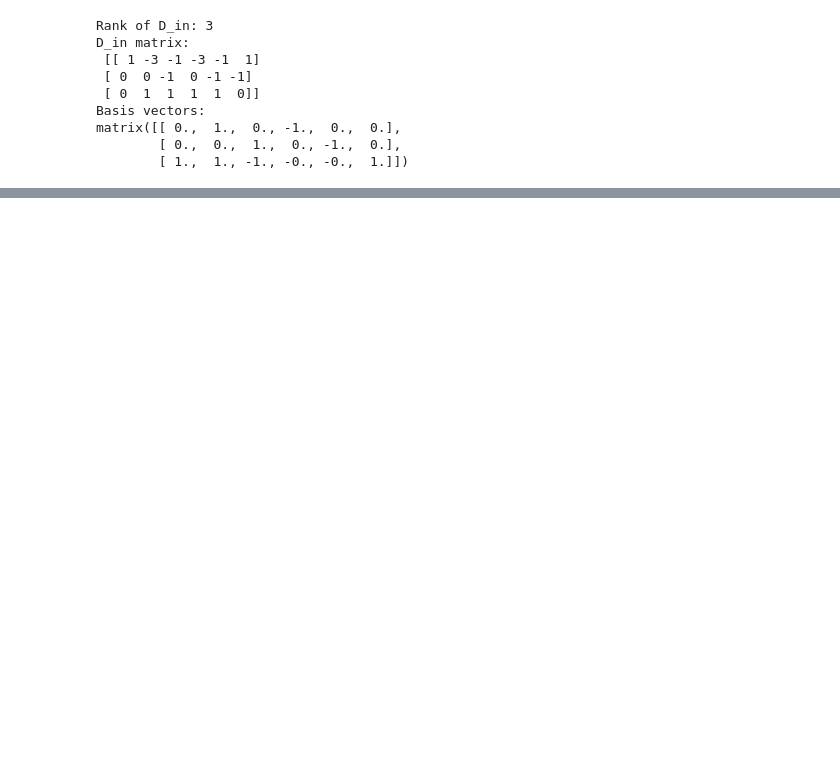
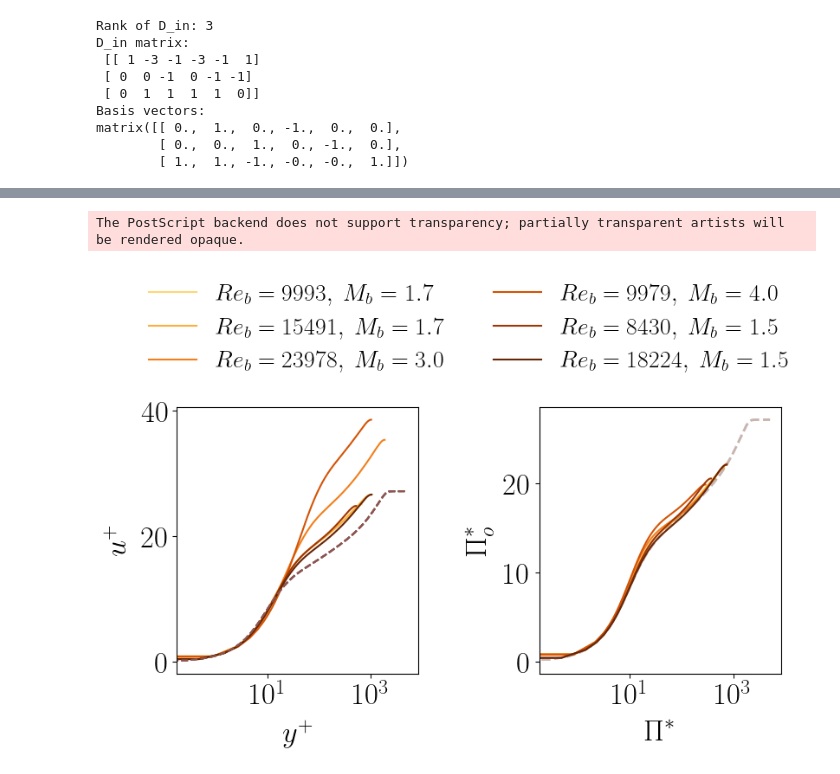
Before and after one commit to Computational-Turbulence-Group/IT_PI, a Jupyter notebook: Velocity_transformation/Velocity_trans.ipynb, the cells around one changed output, grey strips where cells are left out. Cells and saved outputs as stored; diff of their text form; code cells hidden in the pictures; blank space fills up the shorter version.

```diff
--- a/Velocity_transformation/Velocity_trans.ipynb
+++ b/Velocity_transformation/Velocity_trans.ipynb
@@ -345,0 +407,70 @@ The PostScript backend does not support transparency; partially transparent arti
+# %%
+import matplotlib.pyplot as plt
+cmap = plt.get_cmap('YlOrBr')
+# Generate 5 colors evenly spaced in the colormap
+colors = [cmap(i) for i in np.linspace(0.3, 1, 6)]# Create subplots
+fig, axes = plt.subplots(1, 2, figsize=(9, 4))  # 1 row, 2 columns
+
+# First subplot
+for i, idx in enumerate(unique_indices):
+    mask = index_data == idx  # Find the points that correspond to the current index
+    axes[0].semilogx(
+        X[mask, 0] * X[mask, 5] / (X[mask, 4] / X[mask, 3]),
+        Y[mask],
+        '-',
+        label=f'$Re_b={Re_b_values[i]},~M_b={M_b_values[i]}$',
+        color=colors[i]
+    )
+    axes[0].semilogx(y_plus, U_utau, '--')
+axes[0].set_xlabel(r'$y^+$', fontsize=25, labelpad=8)
+axes[0].set_ylabel(r'$u^+$', fontsize=25, labelpad=8)
+axes[0].tick_params(axis='both', labelsize=25)
+# axes[0].grid(True)
+
+# Second subplot
+for i, idx in enumerate(unique_indices):
+    mask = index_data == idx  # Find the points that correspond to the current index
+    axes[1].semilogx(
+        pi[mask, 0],
+        Y_n[mask],
+        '-',
+        label=f'$Re_b={Re_b_values[i]},~M_b={M_b_values[i]}$',
+        color=colors[i]
+    )
+    axes[1].semilogx(y_plus, U_utau, '--', linewidth=2, alpha=0.1)
+axes[1].set_xlabel(r'$\Pi^*$', fontsize=25, labelpad=8)
+axes[1].set_ylabel(r'$\Pi_o^*$', fontsize=25, labelpad=8)
+axes[1].tick_params(axis='both', labelsize=25)
+# axes[1].grid(True)
+
+# Adjust spacing between subplots
+plt.subplots_adjust(wspace=0.5)
+# Collect handles and labels from both subplots
+handles, labels = [], []
+for ax in axes:
+    h, l = ax.get_legend_handles_labels()
+    handles += h
+    labels += l
+
+# Remove duplicate legend entries
+unique = dict(zip(labels, handles))  # Use dictionary to ensure uniqueness
+handles, labels = unique.values(), unique.keys()
+
+# Create a shared legend
+fig.legend(
+    handles,
+    labels,
+    loc='upper center',
+    fontsize=20,
+    ncol=2,  # Adjust the number of columns
+    bbox_to_anchor=(0.5, 1.3),  # Position above the plots
+    frameon=False
+)
+
+# Save and show the plots
+plt.savefig('Trans_ch_pipe.png', dpi=300, bbox_inches='tight')
+plt.savefig('Trans_ch_pipe.eps', dpi=300, bbox_inches='tight',transparent = 'True')
+plt.show()
+# %% [output]
+The PostScript backend does not support transparency; partially transparent artists will be rendered opaque.
+[figure, added]
```
Also changed, not shown: parts of 10 cells of this notebook, 50 other files.
